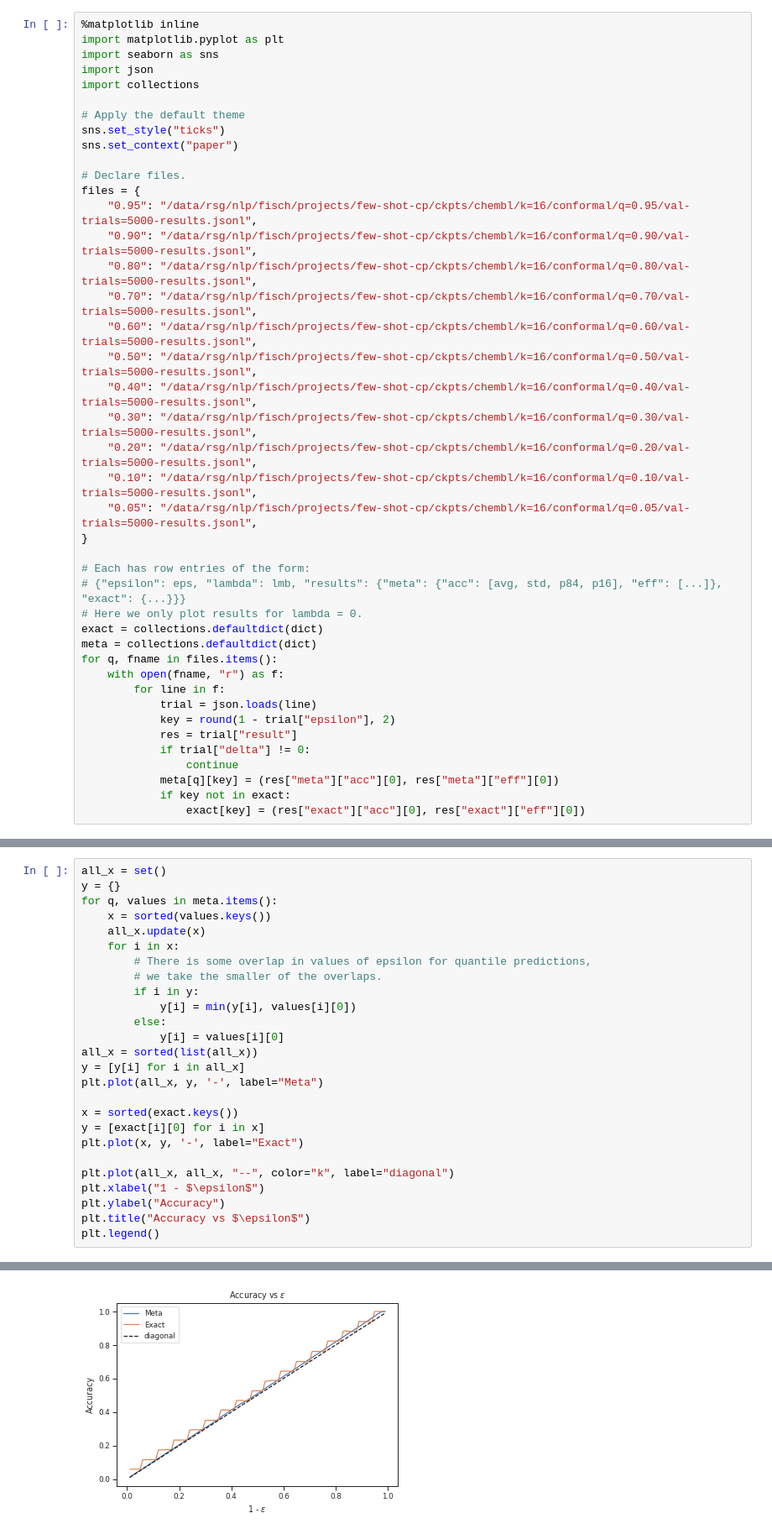
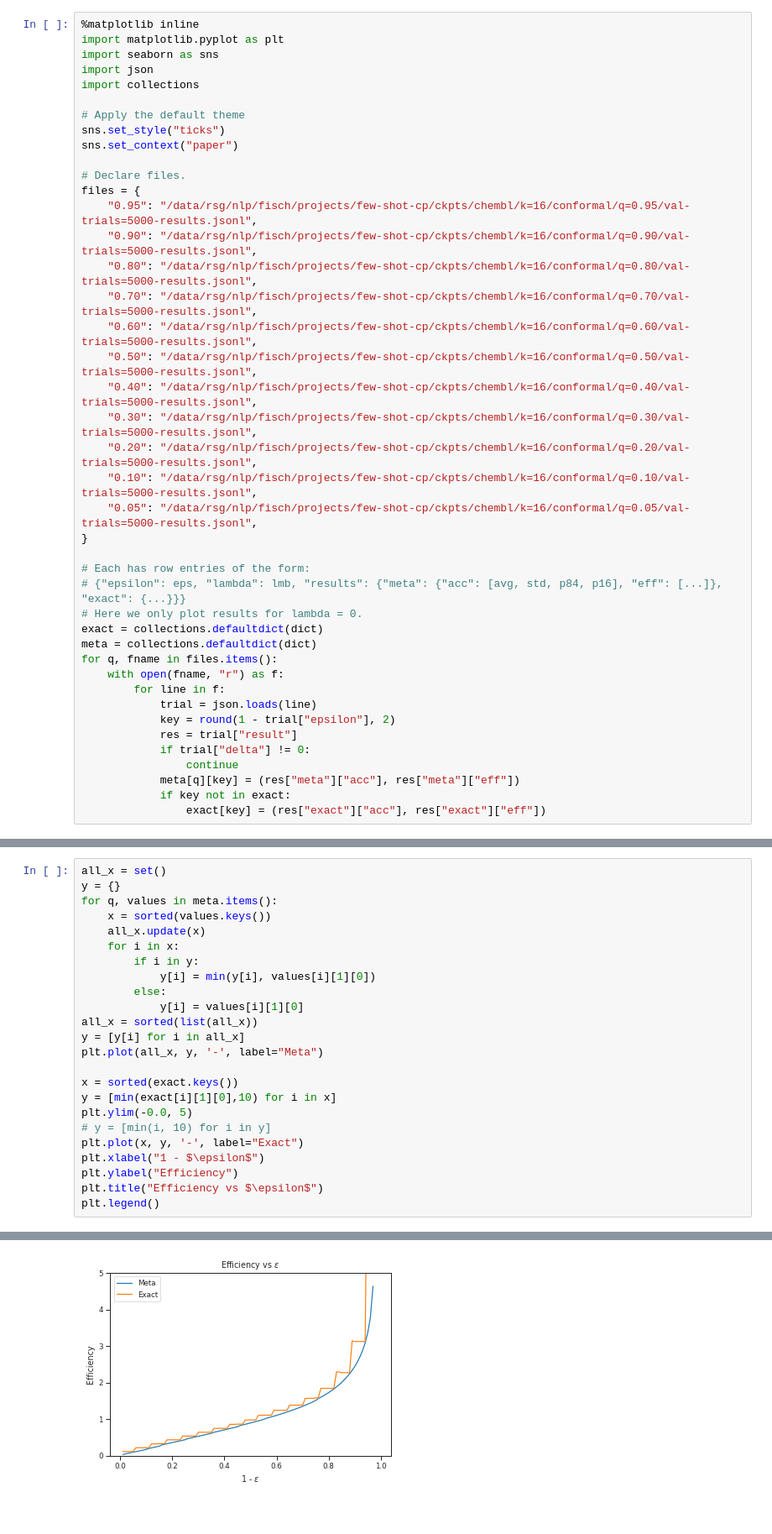
Before and after one commit to ajfisch/few-shot-cp, a Jupyter notebook: plots.ipynb, the cells around one changed output, grey strips where cells are left out. Shown: that part at 84% size. Drawn from its saved outputs; the diff is of its cells as text.

```diff
--- a/plots.ipynb
+++ b/plots.ipynb
@@ -37,6 +37,6 @@ for q, fname in files.items():
             res = trial["result"]
             if trial["delta"] != 0:
                 continue
-            meta[q][key] = (res["meta"]["acc"][0], res["meta"]["eff"][0])
+            meta[q][key] = (res["meta"]["acc"], res["meta"]["eff"])
             if key not in exact:
-                exact[key] = (res["exact"]["acc"][0], res["exact"]["eff"][0])
+                exact[key] = (res["exact"]["acc"], res["exact"]["eff"])
@@ -43,29 +80,27 @@ for q, fname in files.items():
 # %%
 all_x = set()
 y = {}
 for q, values in meta.items():
     x = sorted(values.keys())
     all_x.update(x)
     for i in x:
-        # There is some overlap in values of epsilon for quantile predictions,
-        # we take the smaller of the overlaps.
         if i in y:
-            y[i] = min(y[i], values[i][0])
+            y[i] = min(y[i], values[i][1][0])
         else:
-            y[i] = values[i][0]
+            y[i] = values[i][1][0]
 all_x = sorted(list(all_x))
 y = [y[i] for i in all_x]
 plt.plot(all_x, y, '-', label="Meta")
 
 x = sorted(exact.keys())
-y = [exact[i][0] for i in x]
+y = [min(exact[i][1][0],10) for i in x]
+plt.ylim(-0.0, 5)
+# y = [min(i, 10) for i in y]
 plt.plot(x, y, '-', label="Exact")
-
-plt.plot(all_x, all_x, "--", color="k", label="diagonal")
 plt.xlabel("1 - $\epsilon$")
-plt.ylabel("Accuracy")
-plt.title("Accuracy vs $\epsilon$")
+plt.ylabel("Efficiency")
+plt.title("Efficiency vs $\epsilon$")
 plt.legend()
 # %% [output]
 <matplotlib.legend.Legend at 0x...>
-[figure, old version]
+[figure, new version]
```
Also changed, not shown: parts of 9 cells of this notebook, 12 other files.
